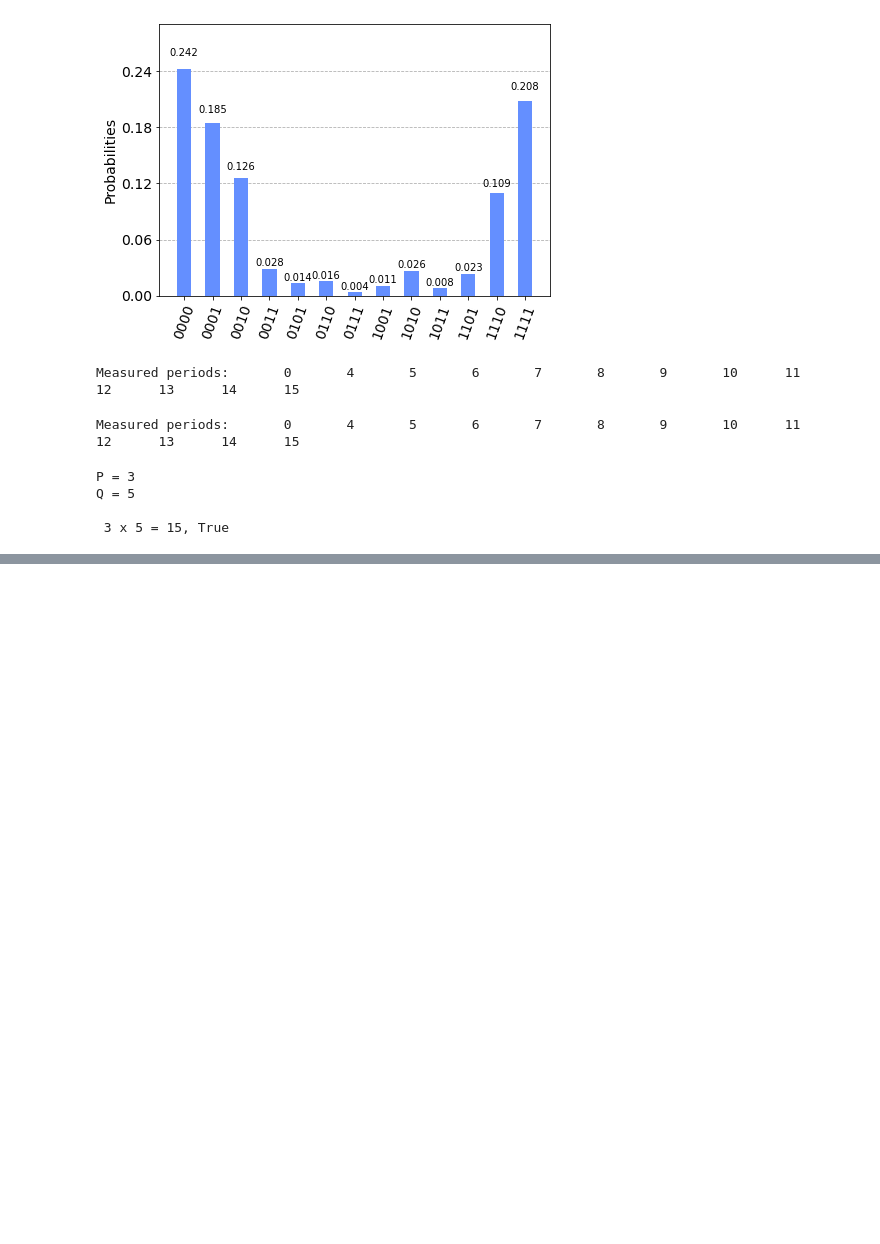
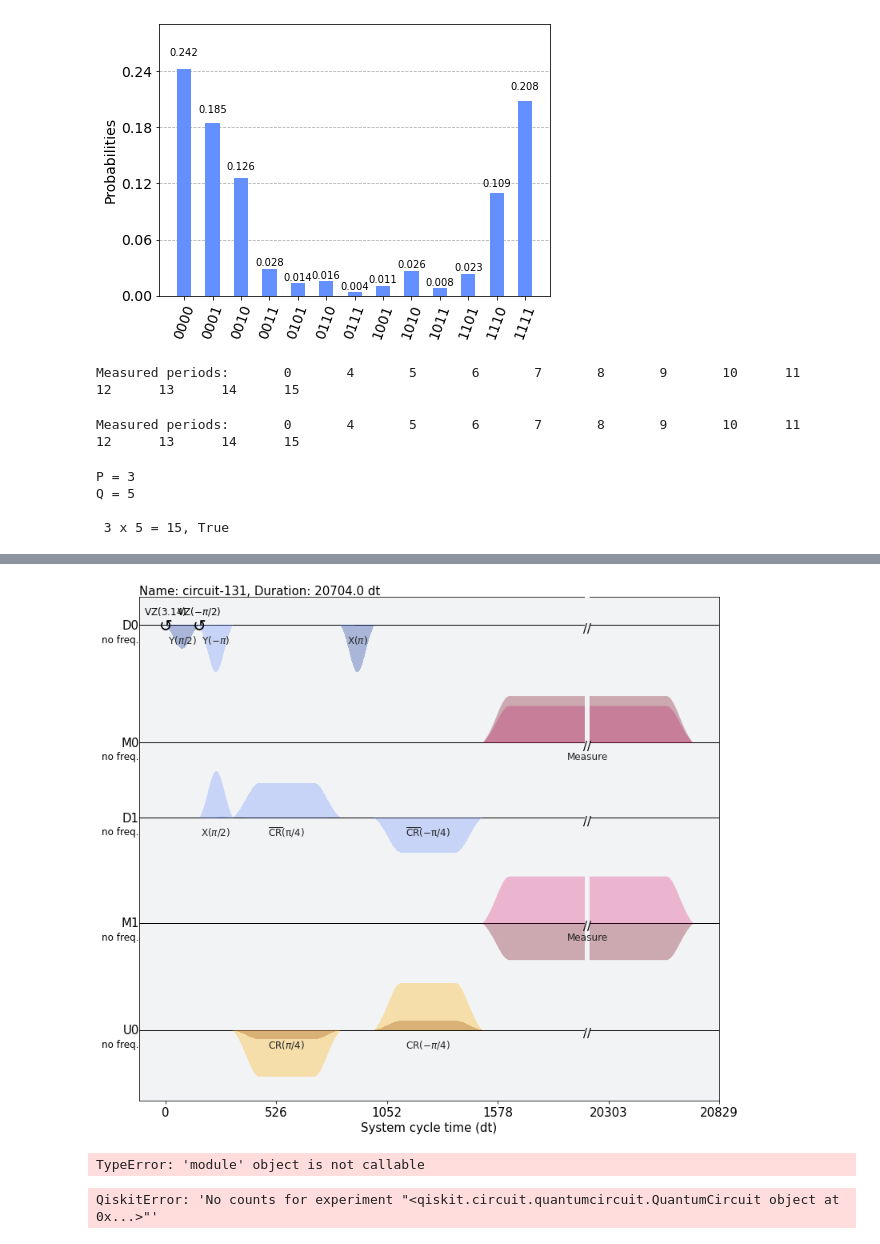
Before and after one commit to j-a-whl/QNN-proj-auc, a Jupyter notebook: Shor algo full.ipynb, the cells around one changed output, grey strips where cells are left out. Saved outputs shown, nothing was run; the diff lists cells and outputs as text; code cells hidden in the pictures; blank space fills up the shorter version.

Commit message:
added qiskit code to send to quantum computers

```diff
--- a/Shor algo full.ipynb
+++ b/Shor algo full.ipynb
@@ -340,0 +351,7 @@ Q = 5
+# %%
+circ = QuantumCircuit(2, 2)
+circ.x(0)
+circ.x(0)
+circ.x(1)
+circ.measure([0, 1], [0, 1])
+circ.draw()
@@ -340,0 +366,28 @@ Q = 5
+# %%
+from qiskit import transpile, schedule as build_schedule
+from qiskit.test.mock import FakeAlmaden
+
+backend = FakeAlmaden()
+
+transpiled_circ = transpile(circ, backend)  # Undefined Hadamard is replaced by U1
+schedule = build_schedule(transpiled_circ, backend)
+# %%
+schedule.draw(plot_range=[0, 2000])
+# %% [output]
+[figure, added]
+# %%
+# running on a simulator
+from qiskit.scheduler import schedule_circuit
+
+simulator = Aer.get_backend('qasm_simulator')
+schedule = schedule_circuit(circuit)
+job = execute(circuit, backend=simulator)
+result = job.result()
+# %% [output]
+TypeError: 'module' object is not callable
+# %%
+# visualising results
+from qiskit.visualization import plot_histogram, timeline_drawer
+plot_histogram(result.get_counts(circuit))
+# %% [output]
+QiskitError: 'No counts for experiment "<qiskit.circuit.quantumcircuit.QuantumCircuit object at 0x...>"'
```
Also changed, not shown: parts of 9 cells of this notebook, 7 other files.
